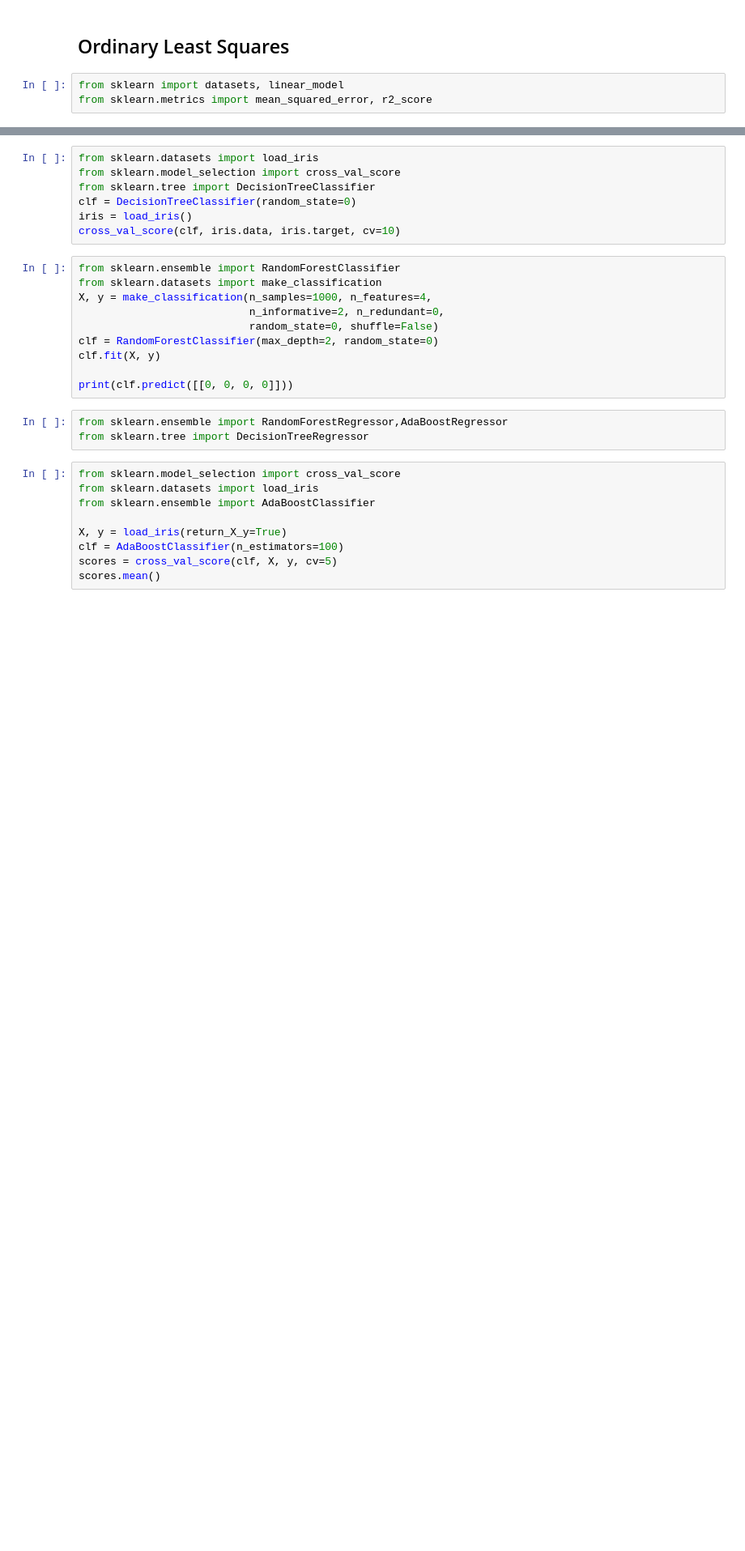
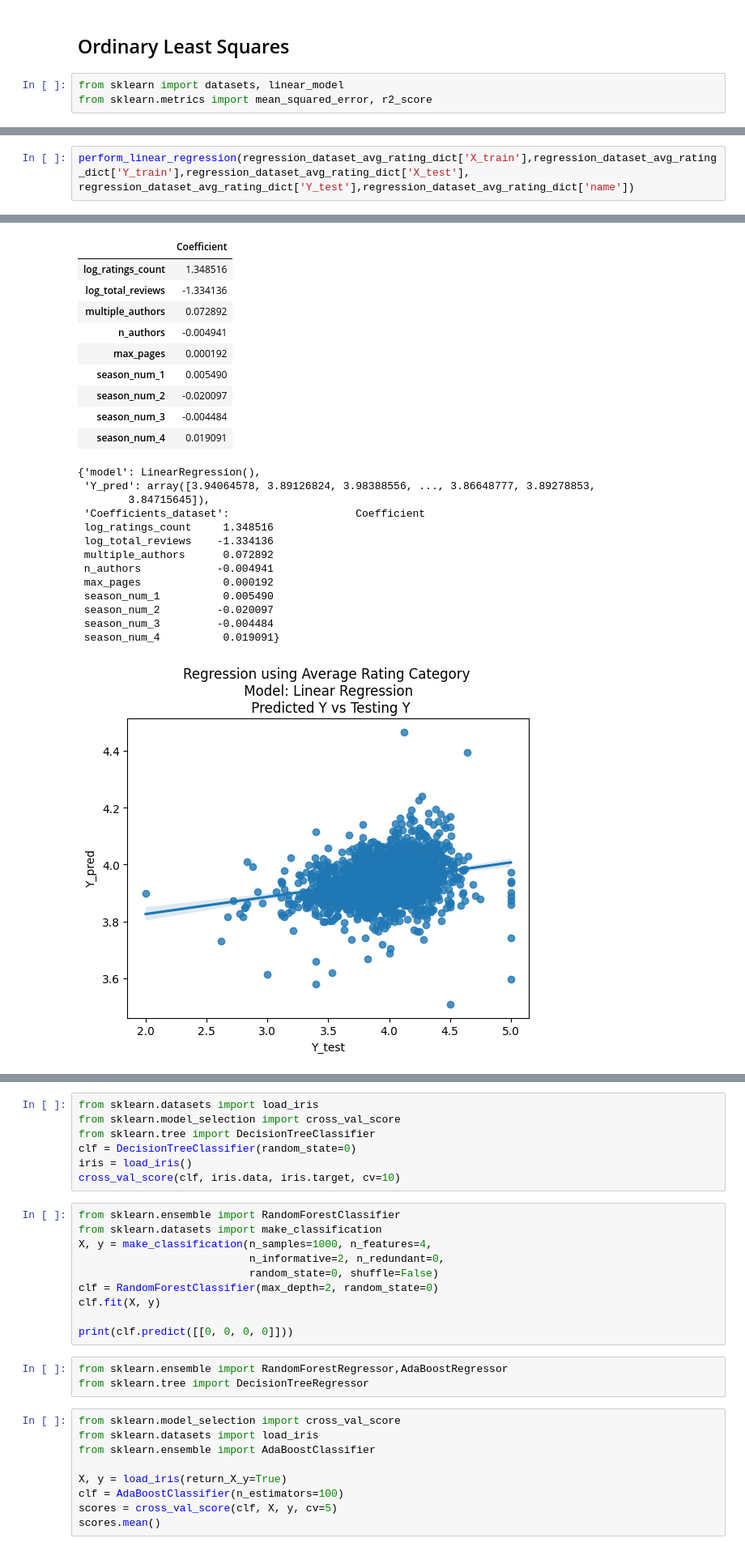
Before and after one commit to dcarriel-dsti/BookRatingML, a Jupyter notebook: Modeling.ipynb, the cells around one changed output, grey strips where cells are left out. Shown at 81% size. Cells and saved outputs as stored; diff of their text form; blank space fills up the shorter version.

```diff
--- a/Modeling.ipynb
+++ b/Modeling.ipynb
@@ -615,0 +299,3 @@ print("Number of mislabeled points out of a total %d points : %d"
+# %%
+perform_linear_regression(regression_dataset_avg_rating_dict['X_train'],regression_dataset_avg_rating_dict['Y_train'],regression_dataset_avg_rating_dict['X_test'], regression_dataset_avg_rating_dict['Y_test'],regression_dataset_avg_rating_dict['name'])
+# %% [output]
@@ -615,0 +309,24 @@ print("Number of mislabeled points out of a total %d points : %d"
+|  | Coefficient |
+| log_ratings_count | 1.348516 |
+| log_total_reviews | -1.334136 |
+| multiple_authors | 0.072892 |
+| n_authors | -0.004941 |
+| max_pages | 0.000192 |
+| season_num_1 | 0.005490 |
+| season_num_2 | -0.020097 |
+| season_num_3 | -0.004484 |
+| season_num_4 | 0.019091 |
+{'model': LinearRegression(),
+ 'Y_pred': array([3.94064578, 3.89126824, 3.98388556, ..., 3.86648777, 3.89278853,
+        3.84715645]),
+ 'Coefficients_dataset':                    Coefficient
+ log_ratings_count     1.348516
+ log_total_reviews    -1.334136
+ multiple_authors      0.072892
+ n_authors            -0.004941
+ max_pages             0.000192
+ season_num_1          0.005490
+ season_num_2         -0.020097
+ season_num_3         -0.004484
+ season_num_4          0.019091}
+[figure, added]
```
Also changed, not shown: parts of 96 cells of this notebook, 1 other file.
